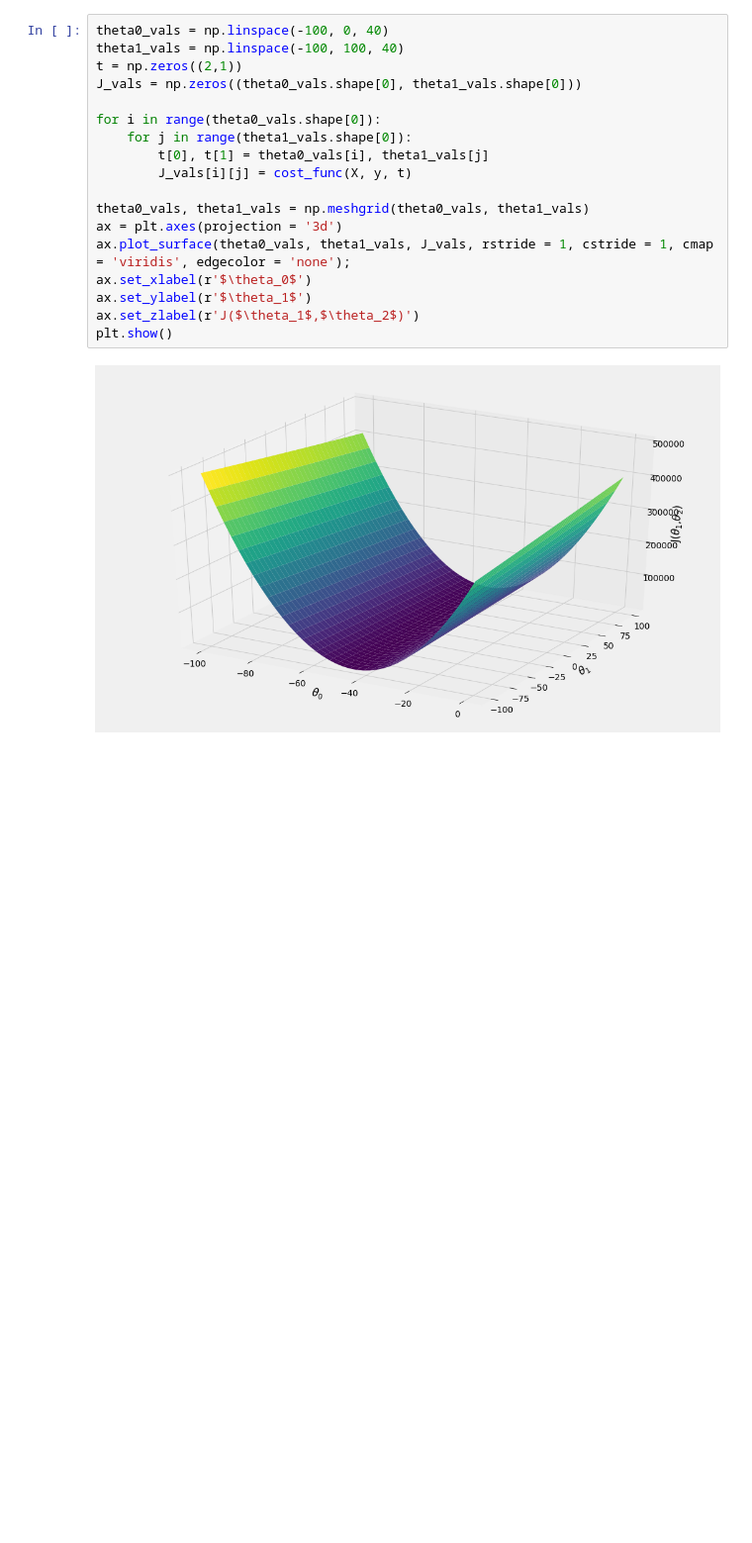
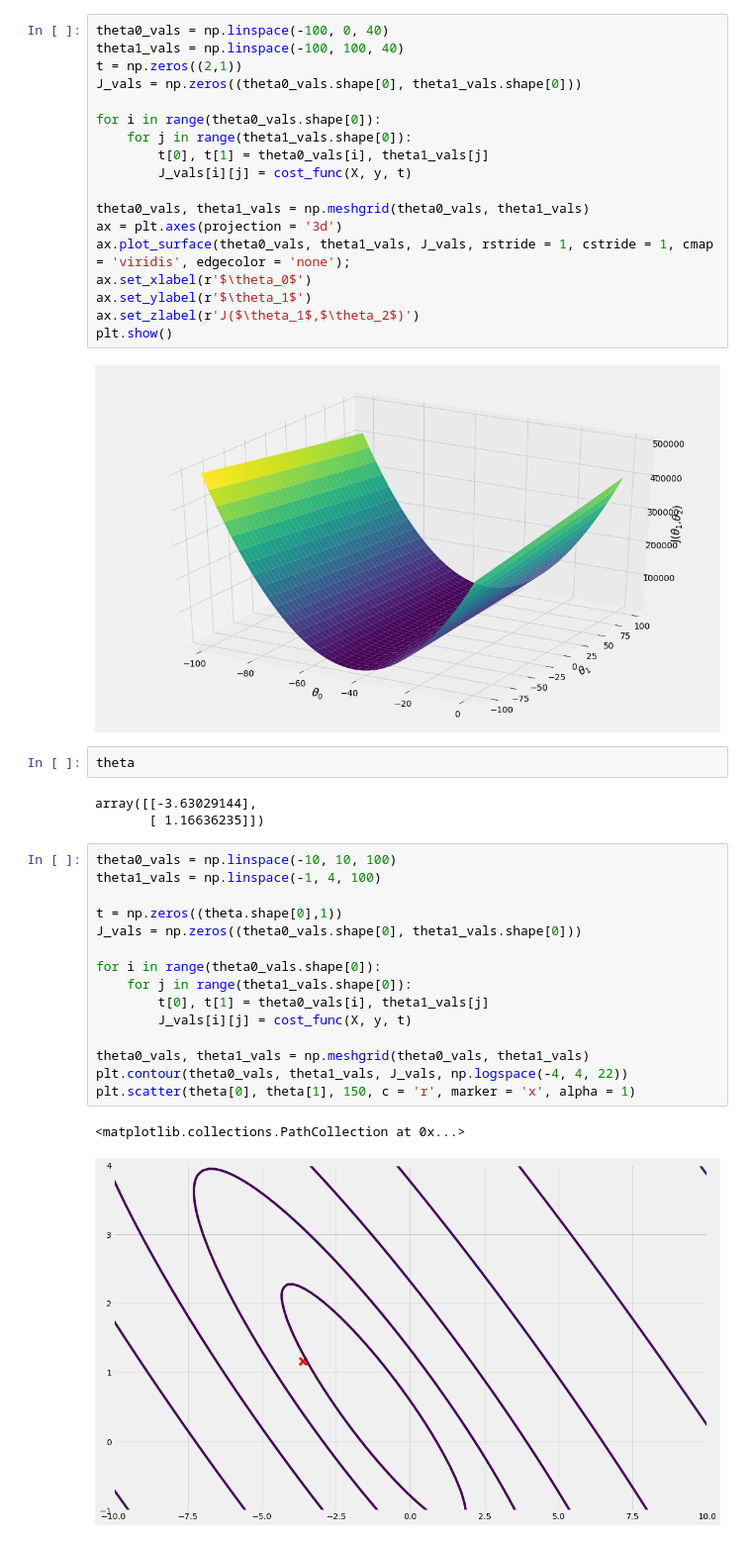
Before and after one commit to amoskovskykh/machine_learning_coursera_andrewng, a Jupyter notebook: linear_regression.ipynb, the cells around one changed output. Shown: that part at 99% size. Saved outputs shown, nothing was run; the diff lists cells and outputs as text; blank space fills up the shorter version.

Commit message:
added contour plot

```diff
--- a/linear_regression.ipynb
+++ b/linear_regression.ipynb
@@ -91,3 +91,26 @@ ax.set_zlabel(r'J($\theta_1$,$\theta_2$)')
 plt.show()
 # %% [output]
 [figure]
+# %%
+theta
+# %% [output]
+array([[-3.63029144],
+       [ 1.16636235]])
+# %%
+theta0_vals = np.linspace(-10, 10, 100)
+theta1_vals = np.linspace(-1, 4, 100)
+
+t = np.zeros((theta.shape[0],1))
+J_vals = np.zeros((theta0_vals.shape[0], theta1_vals.shape[0]))
+
+for i in range(theta0_vals.shape[0]):
+    for j in range(theta1_vals.shape[0]):
+        t[0], t[1] = theta0_vals[i], theta1_vals[j]
+        J_vals[i][j] = cost_func(X, y, t)
+
+theta0_vals, theta1_vals = np.meshgrid(theta0_vals, theta1_vals)
+plt.contour(theta0_vals, theta1_vals, J_vals, np.logspace(-4, 4, 22))
+plt.scatter(theta[0], theta[1], 150, c = 'r', marker = 'x', alpha = 1)
+# %% [output]
+<matplotlib.collections.PathCollection at 0x...>
+[figure, added]
```
